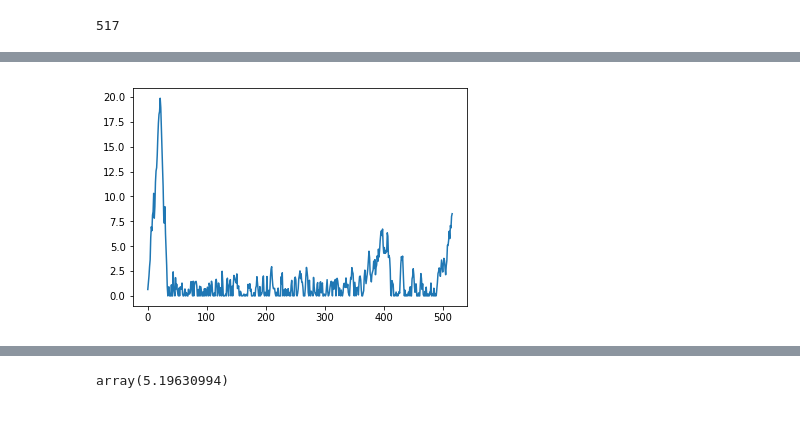
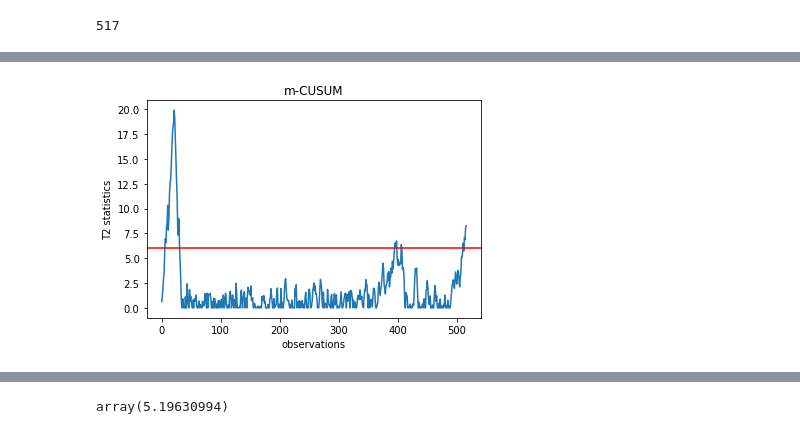
Before and after one commit to scleeza/PCA-and-HotellingT, a Jupyter notebook: 614project.ipynb, the cells around one changed output, grey strips where cells are left out. Saved outputs shown, nothing was run; the diff lists cells and outputs as text; code cells hidden in the pictures.

```diff
--- a/614project.ipynb
+++ b/614project.ipynb
@@ -195,9 +206,16 @@ array([6.46960942e-01, 1.34554094e+00, 2.00463252e+00, 2.93864716e+00,
-# %%
-#plotting
-plt.plot(range(len(CUSUM_mc)),CUSUM_mc)
-plt.show()
-# %% [output]
-[figure, removed]
+# %%
+#plotting
+UCL =6
+fig,ax = plt.subplots()
+plt.title("m-CUSUM")
+plt.plot(range(len(CUSUM_mc)),CUSUM_mc)
+plt.axhline(y=UCL,color='r',label='UCL:{}'.format(UCL))
+plt.xlabel('observations')
+plt.ylabel('T2 statistics')
+plt.show()
+fig.savefig("images/mcusum.png")
+# %% [output]
+[figure, added]
 # %%
 # mewma
 mewma_lamda=0.3
```
Also changed, not shown: parts of 16 cells of this notebook, 16 other files.
